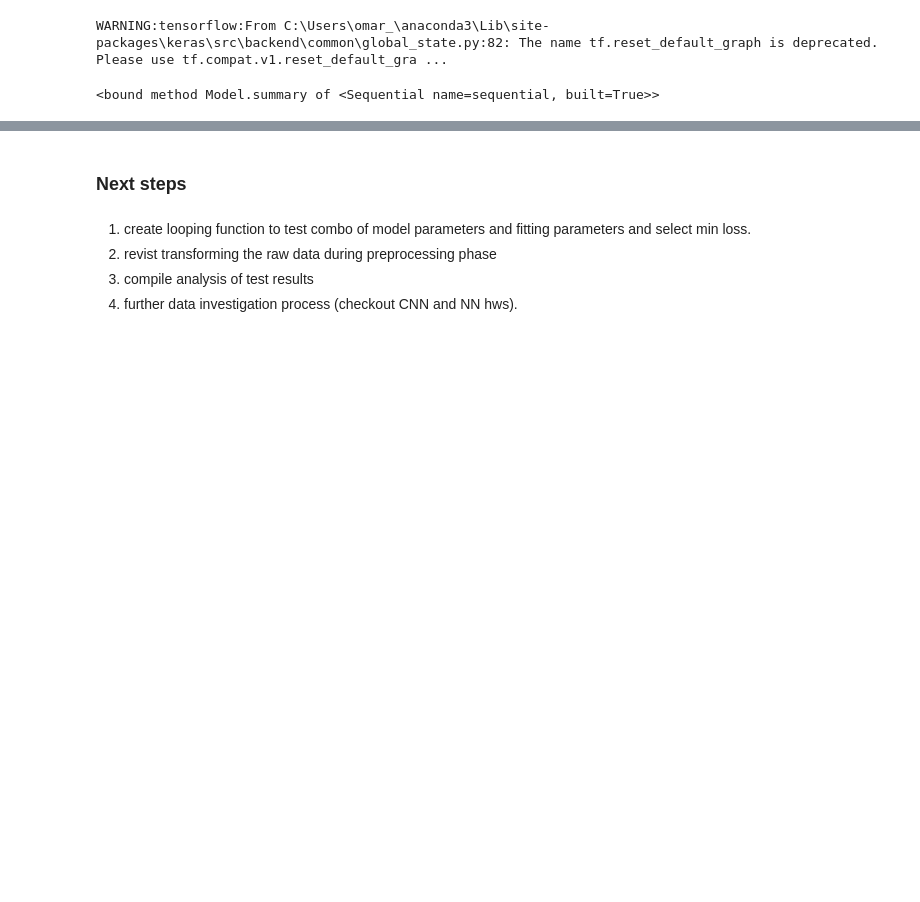
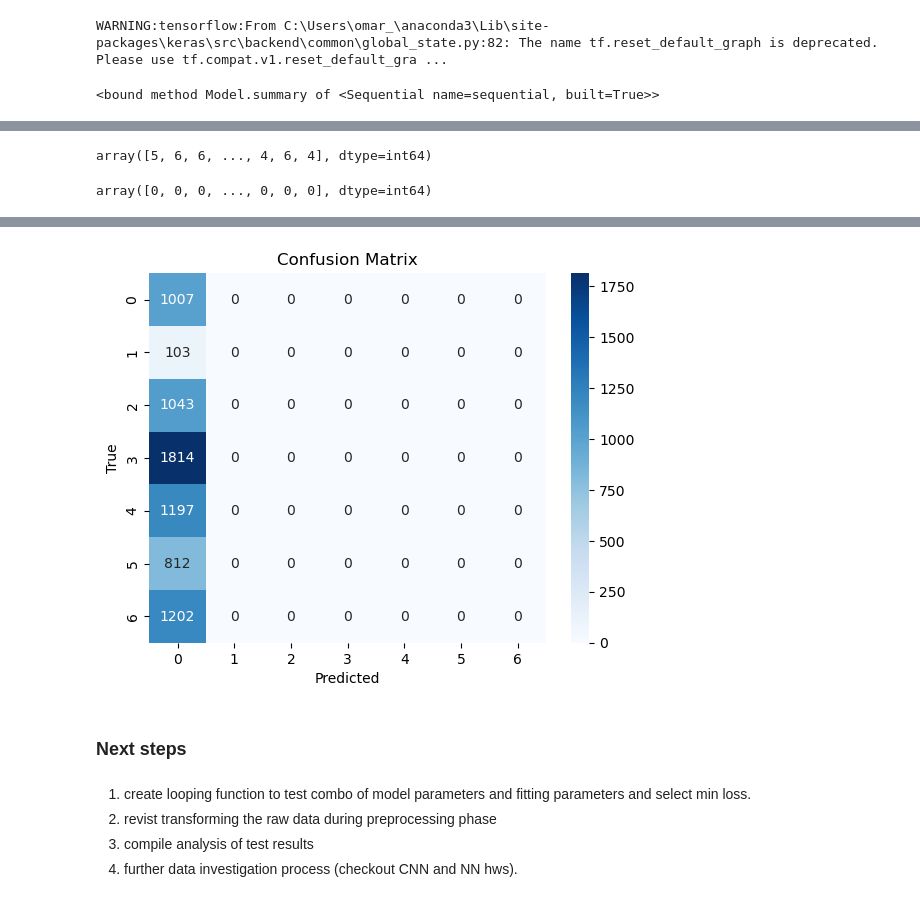
Before and after one commit to DrZubi/Expressions-Decoded, a Jupyter notebook: main.ipynb, the cells around one changed output, grey strips where cells are left out. Drawn from its saved outputs; the diff is of its cells as text; code cells hidden in the pictures; blank space fills up the shorter version.

```diff
--- a/main.ipynb
+++ b/main.ipynb
@@ -251,0 +314,24 @@ live_feed(model) # Type Q to exit out
+# %%
+y_test
+# %% [output]
+array([5, 6, 6, ..., 4, 6, 4], dtype=int64)
+# %%
+test_preds_labels
+# %% [output]
+array([0, 0, 0, ..., 0, 0, 0], dtype=int64)
+# %%
+# Get testing dataset predictions and labels
+test_preds = model.predict(X_test)
+test_preds_labels = np.argmax(test_preds, axis=1)
+
+# Compute confusion matrix
+cm = confusion_matrix(y_test, test_preds_labels)
+
+# Plot confusion matrix
+plt.figure()
+sns.heatmap(cm, annot=True, cmap='Blues', fmt='d', xticklabels=[0,1,2,3,4,5,6], yticklabels=[0,1,2,3,4,5,6])
+plt.xlabel('Predicted')
+plt.ylabel('True')
+plt.title('Confusion Matrix')
+plt.show()
+# %% [output]
@@ -252,3 +339,4 @@ live_feed(model) # Type Q to exit out
+[figure, added]
 # %% [markdown]
 ### Next steps
 # %% [markdown]
```
Also changed, not shown: parts of 18 cells of this notebook.
